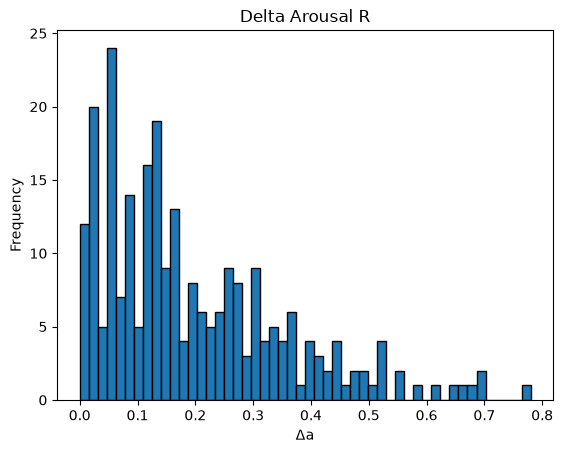
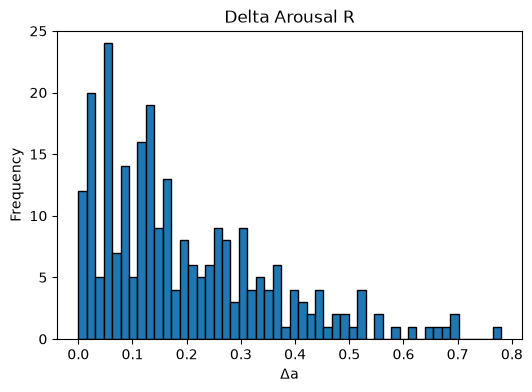
Unified diff of the notebook cell whose output changed from the first chart to the second:
--- before
+++ after
@@ -5,4 +5,5 @@
 # 設定
 sp = "R"
+bins = 50
 
 # 入力ファイル
@@ -12,14 +13,24 @@
 df = pd.read_csv(input_csv)
 
+# 各ヒストグラムの頻度を取得
+arousal = df["delta_arousal"].dropna().to_numpy()
+int_kushinada = df["delta_int_kushinada"].dropna().to_numpy()
+hist1, _ = np.histogram(arousal, bins=bins)
+hist2, _ = np.histogram(int_kushinada, bins=bins)
+
 # ヒストグラム
-plt.hist(df["delta_arousal"], bins=50, edgecolor="black")
+plt.figure(figsize=(6,4))
+plt.hist(df["delta_arousal"], bins=bins, edgecolor="black")
 plt.title("Delta Arousal R")
 plt.xlabel("Δa")
 plt.ylabel("Frequency")
+plt.ylim(0, ymax)
 plt.show()
 
-plt.hist(df["delta_int_kushinada"], bins=50, edgecolor="black")
+plt.figure(figsize=(6,4))
+plt.hist(df["delta_int_kushinada"], bins=bins, edgecolor="black")
 plt.title("Delta Intencity R")
 plt.xlabel("Δint")
 plt.ylabel("Frequency")
+plt.ylim(0, ymax)
 plt.show()

Commit: fix hist yscale